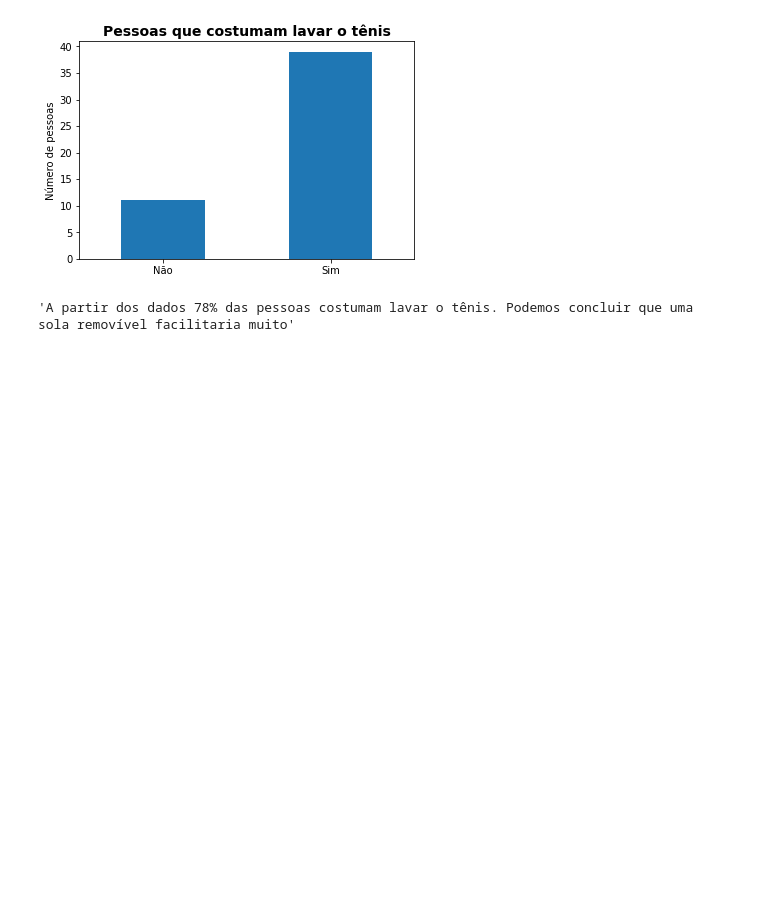
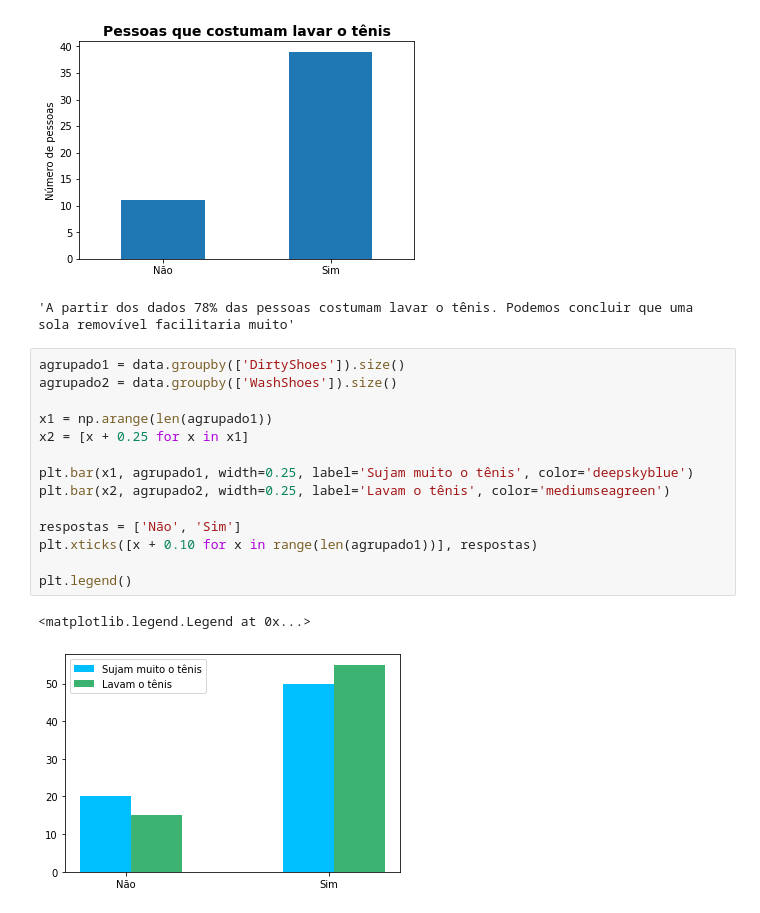
Before and after one commit to Massato01/ProjetoInovacaoSocial, a Jupyter notebook: SimpleDataAnalisys/SustSneakers-Analisys.ipynb, the cells around one changed output. Drawn from its saved outputs; the diff is of its cells as text; blank space fills up the shorter version.

```diff
--- a/SimpleDataAnalisys/SustSneakers-Analisys.ipynb
+++ b/SimpleDataAnalisys/SustSneakers-Analisys.ipynb
@@ -140,3 +140,20 @@ WashShoes
 Name: DirtyShoes, dtype: int64
 [figure]
 'A partir dos dados 78% das pessoas costumam lavar o tênis. Podemos concluir que uma sola removível facilitaria muito'
+# %%
+agrupado1 = data.groupby(['DirtyShoes']).size()
+agrupado2 = data.groupby(['WashShoes']).size()
+
+x1 = np.arange(len(agrupado1))
+x2 = [x + 0.25 for x in x1]
+
+plt.bar(x1, agrupado1, width=0.25, label='Sujam muito o tênis', color='deepskyblue')
+plt.bar(x2, agrupado2, width=0.25, label='Lavam o tênis', color='mediumseagreen')
+
+respostas = ['Não', 'Sim']
+plt.xticks([x + 0.10 for x in range(len(agrupado1))], respostas)
+
+plt.legend()
+# %% [output]
+<matplotlib.legend.Legend at 0x...>
+[figure, added]
```
Also changed, not shown: parts of 1 cell of this notebook.
